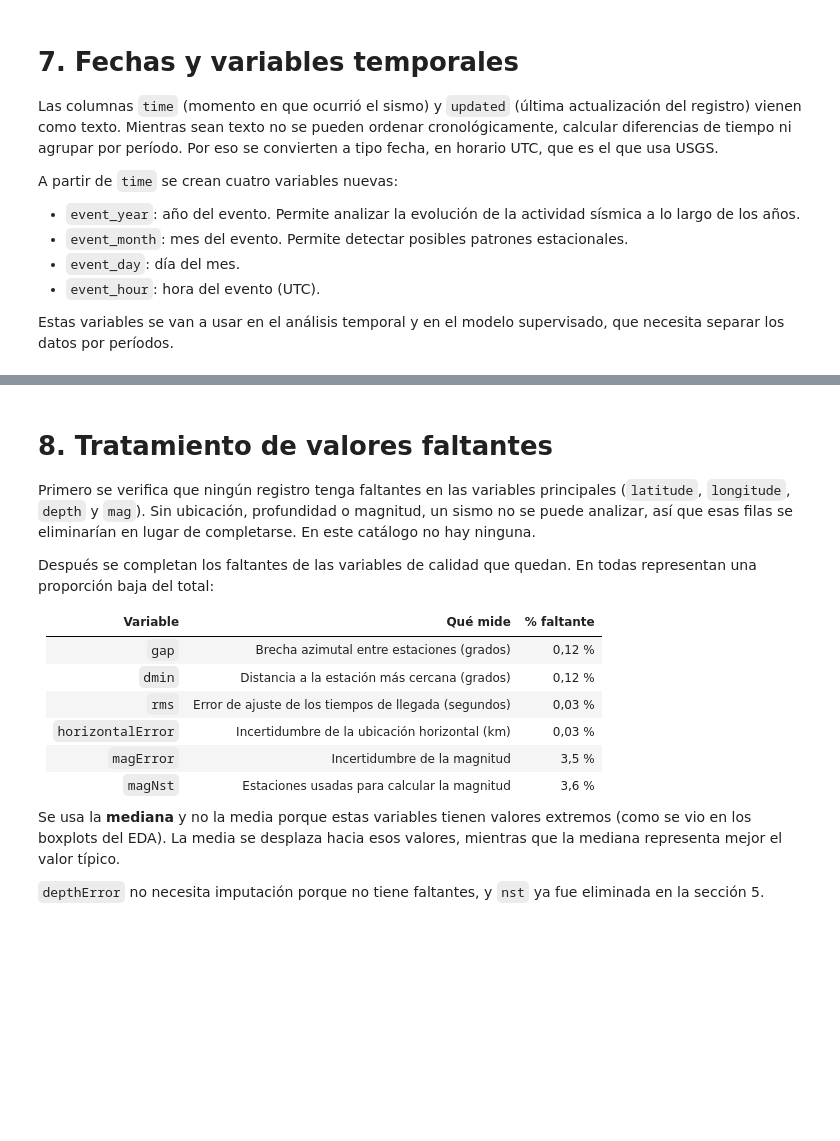
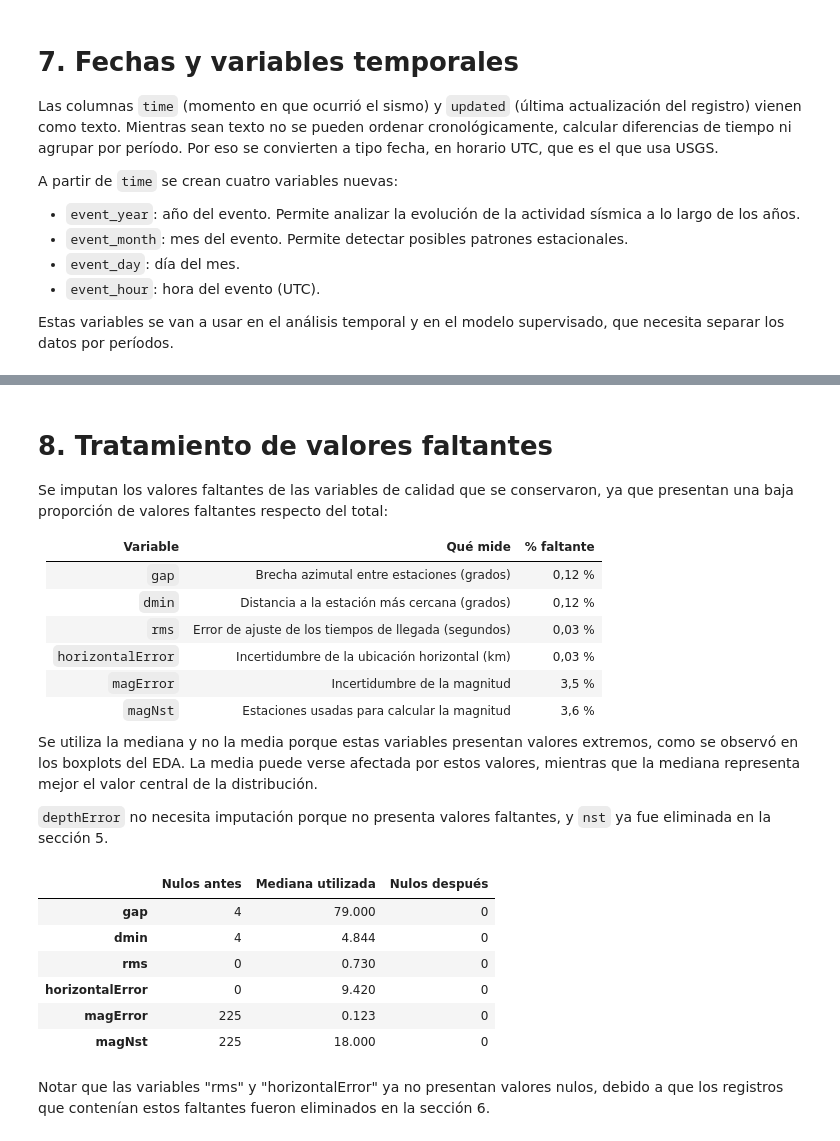
Before and after one commit to fer-gif/proyecto_ypf, a Jupyter notebook: notebooks/02_transformacion_datos.ipynb, the cells around one changed output, grey strips where cells are left out. Drawn from its saved outputs; the diff is of its cells as text; code cells hidden in the pictures; blank space fills up the shorter version.

```diff
--- a/notebooks/02_transformacion_datos.ipynb
+++ b/notebooks/02_transformacion_datos.ipynb
@@ -172,9 +225,7 @@ print(df[["time", "updated", "event_year", "event_month", "event_day", "event_ho
 # %% [markdown]
 # 8. Tratamiento de valores faltantes
 
-Primero se verifica que ningún registro tenga faltantes en las variables principales (`latitude`, `longitude`, `depth` y `mag`). Sin ubicación, profundidad o magnitud, un sismo no se puede analizar, así que esas filas se eliminarían en lugar de completarse. En este catálogo no hay ninguna.
-
-Después se completan los faltantes de las variables de calidad que quedan. En todas representan una proporción baja del total:
+Se imputan los valores faltantes de las variables de calidad que se conservaron, ya que presentan una baja proporción de valores faltantes respecto del total:
 
 | Variable | Qué mide | % faltante |
 |---|---|---|
@@ -185,42 +236,45 @@ Después se completan los faltantes de las variables de calidad que quedan. En t
 | `magError` | Incertidumbre de la magnitud | 3,5 % |
 | `magNst` | Estaciones usadas para calcular la magnitud | 3,6 % |
 
-Se usa la **mediana** y no la media porque estas variables tienen valores extremos (como se vio en los boxplots del EDA). La media se desplaza hacia esos valores, mientras que la mediana representa mejor el valor típico.
+Se utiliza la mediana y no la media porque estas variables presentan valores extremos, como se observó en los boxplots del EDA. La media puede verse afectada por estos valores, mientras que la mediana representa mejor el valor central de la distribución.
 
-`depthError` no necesita imputación porque no tiene faltantes, y `nst` ya fue eliminada en la sección 5.
+`depthError` no necesita imputación porque no presenta valores faltantes, y `nst` ya fue eliminada en la sección 5.
 # %%
-essential_columns = ["latitude", "longitude", "depth", "mag"]
-rows_before_missing = len(df)
-df = df.dropna(subset=essential_columns).copy()
 
 numeric_imputation_columns = [
     "gap", "dmin", "rms", "horizontalError", "magError", "magNst",
 ]
 numeric_imputation_columns = [
     column for column in numeric_imputation_columns if column in df.columns
 ]
 
 nulos_antes = df[numeric_imputation_columns].isnull().sum()
 medianas = {}
 
 for column in numeric_imputation_columns:
     df[column] = pd.to_numeric(df[column], errors="raise")
     median = df[column].median()
     if pd.isna(median):
         raise ValueError(f"No se puede imputar {column}: mediana nula")
     medianas[column] = median
     df[column] = df[column].fillna(median)
 
-display(pd.DataFrame(
-    {"Filas": [rows_before_missing, len(df)]},
-    index=["Antes de eliminar faltantes esenciales", "Después"],
-))
 
 pd.DataFrame({
     "Nulos antes": nulos_antes,
     "Mediana utilizada": pd.Series(medianas).round(3),
     "Nulos después": df[numeric_imputation_columns].isnull().sum(),
 })
+# %% [output]
+|  | Nulos antes | Mediana utilizada | Nulos después |
+| gap | 4 | 79.000 | 0 |
+| dmin | 4 | 4.844 | 0 |
+| rms | 0 | 0.730 | 0 |
+| horizontalError | 0 | 9.420 | 0 |
+| magError | 225 | 0.123 | 0 |
+| magNst | 225 | 18.000 | 0 |
+# %% [markdown]
+Notar que las variables "rms" y "horizontalError" ya no presentan valores nulos, debido a que los registros que contenían estos faltantes fueron eliminados en la sección 6.
 # %% [markdown]
 # 9. Comprobaciones finales
 
```
Also changed, not shown: parts of 18 cells of this notebook, 1 other file.
